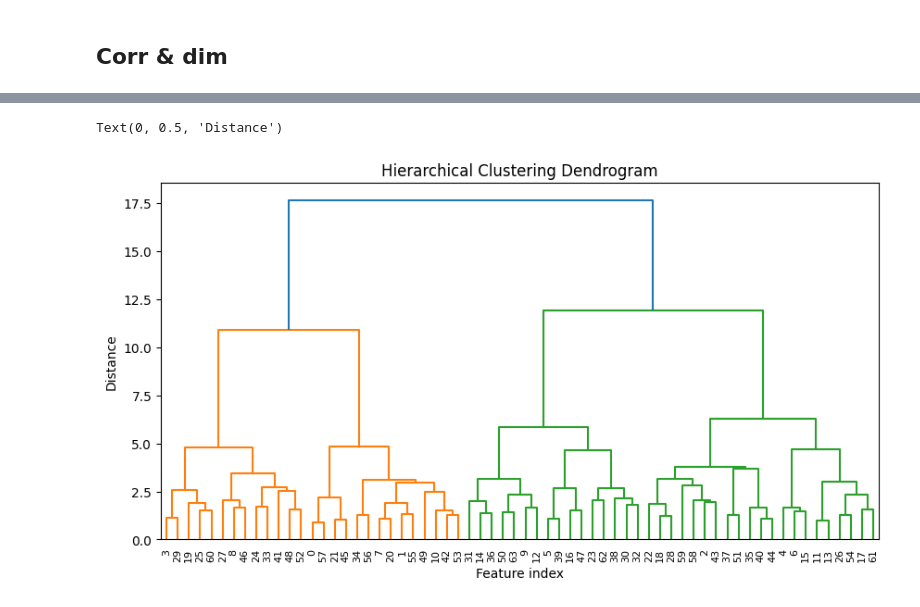
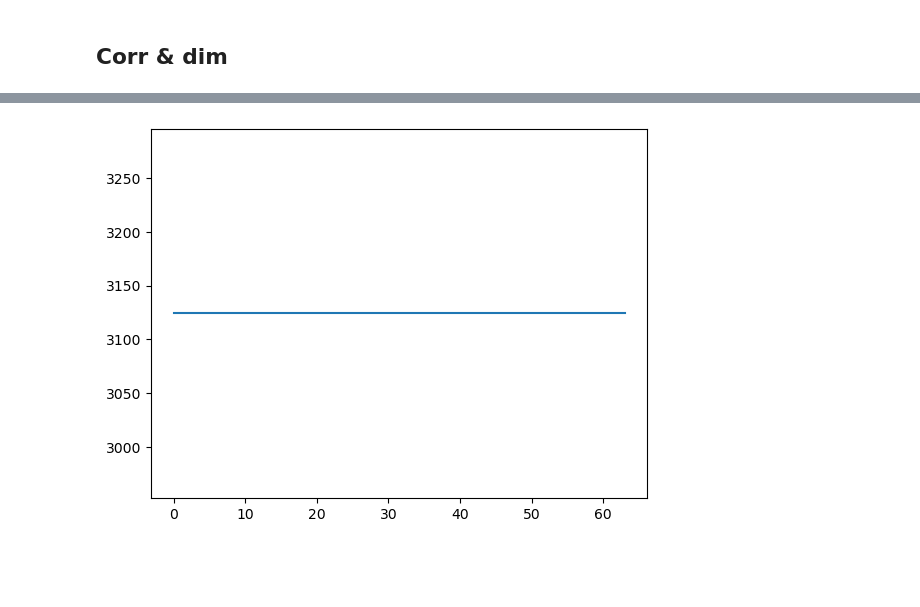
Before and after one commit to vdplasthijs/NeurEO, a Jupyter notebook: notebooks/Hypothesis free analysis.ipynb, the cells around one changed output, grey strips where cells are left out. Saved outputs shown, nothing was run; the diff lists cells and outputs as text; code cells hidden in the pictures; blank space fills up the shorter version.

```diff
--- a/notebooks/Hypothesis free analysis.ipynb
+++ b/notebooks/Hypothesis free analysis.ipynb
@@ -165,15 +148,13 @@ plt.imshow(corr_mat, vmin=-1, vmax=1, cmap='bwr')
-# %%
-## Hierarchical clustering of features
-import scipy.cluster
-from scipy.cluster.hierarchy import dendrogram, linkage, fcluster
-Z = linkage(corr_mat, 'ward')
-plt.figure(figsize=(10, 5))
-dendro = dendrogram(Z, leaf_rotation=90., leaf_font_size=8.)
-plt.title('Hierarchical Clustering Dendrogram')
-plt.xlabel('Feature index')
-plt.ylabel('Distance')
-# %% [output]
-Text(0, 0.5, 'Distance')
-[figure, removed]
+# %%
+features_all = np.stack(features, axis=0)
+features_all = au.ravel_features(features_all)
+
+np.sum(np.isnan(features_all))
+plt.plot(np.sum(np.isnan(features_all), axis=1))
+
+## Set to 0
+features_all = features_all[:, np.isnan(features_all).sum(0) == 0]
+# %% [output]
+[figure, added]
 # %%
 ## Hierarchical clustering of features
```
Also changed, not shown: parts of 24 cells of this notebook, 3 other files.
